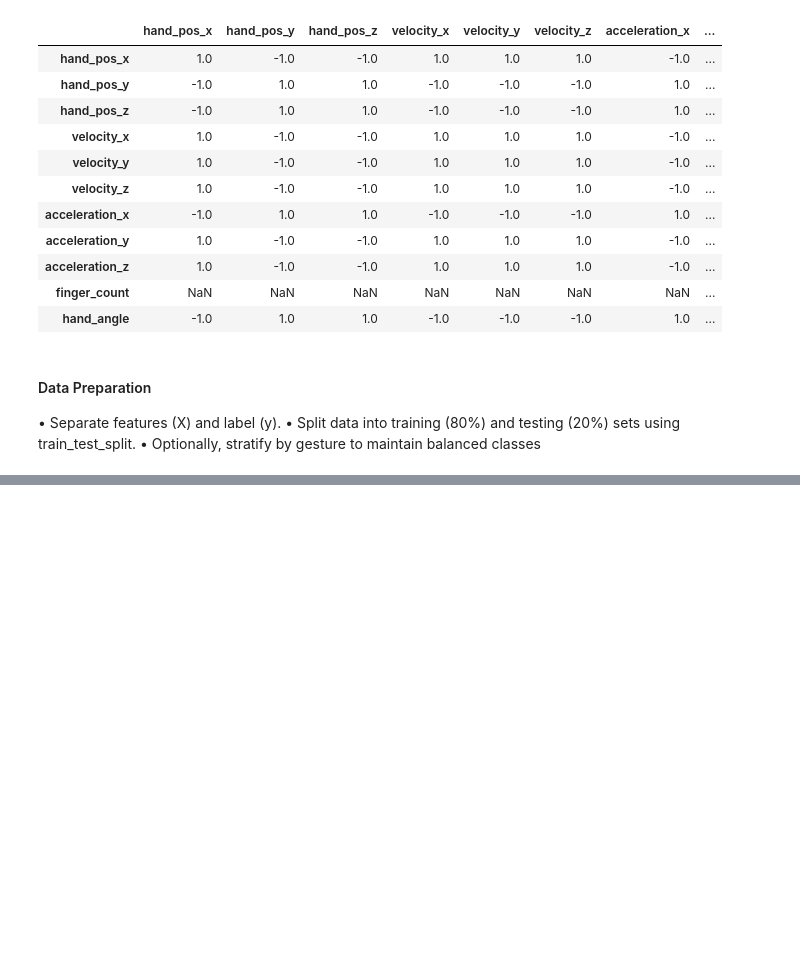
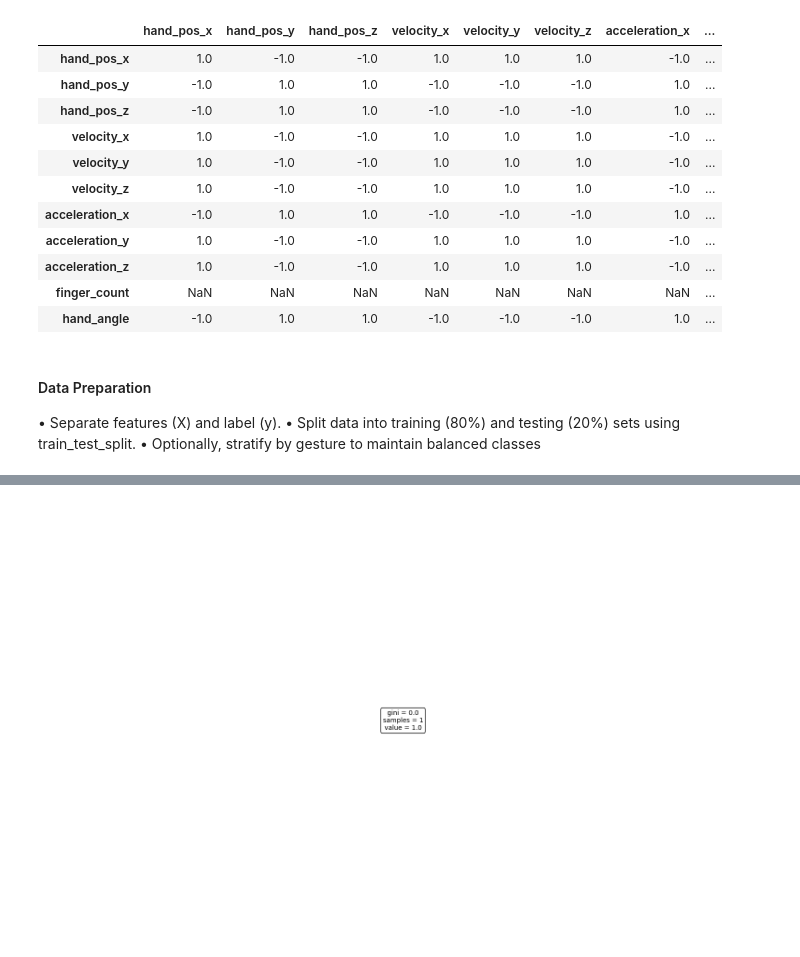
Before and after one commit to kimritaa/COM685NaturalIntelligentUserInterfaces., a Jupyter notebook: Week1/lab1.ipynb, the cells around one changed output, grey strips where cells are left out. Cells and saved outputs as stored; diff of their text form; code cells hidden in the pictures; blank space fills up the shorter version.

```diff
--- a/Week1/lab1.ipynb
+++ b/Week1/lab1.ipynb
@@ -191,0 +196,5 @@ using train_test_split. • Optionally, stratify by gesture to maintain balanced
+# %%
+# X contains all input features (everything except the label)
+X = df_synthetic.drop('gesture', axis=1)
+# y contains the target labels (what we want the model to predict)
+y = df_synthetic['gesture']
@@ -191,0 +223,9 @@ using train_test_split. • Optionally, stratify by gesture to maintain balanced
+# %%
+#stratify=y keeps gesture classes balanced
+X_train, X_test, y_train, y_test = train_test_split(
+X,
+y,
+test_size=0.2,
+random_state=42,
+stratify=y
+)
@@ -191,0 +347,16 @@ using train_test_split. • Optionally, stratify by gesture to maintain balanced
+# %%
+# Create a large figure so the tree is readable
+plt.figure(figsize=(20, 12))
+# Plot the decision tree
+plot_tree(
+dt_model, # trained Decision Tree model
+feature_names=X_train.columns, # feature names
+class_names=dt_model.classes_, # class (gesture) labels
+filled=True, # color nodes by class
+rounded=True, # rounded corners for readability
+fontsize=10
+)
+# Show the plot
+plt.show()
+# %% [output]
+[figure, added]
```
Also changed, not shown: parts of 20 cells of this notebook.
